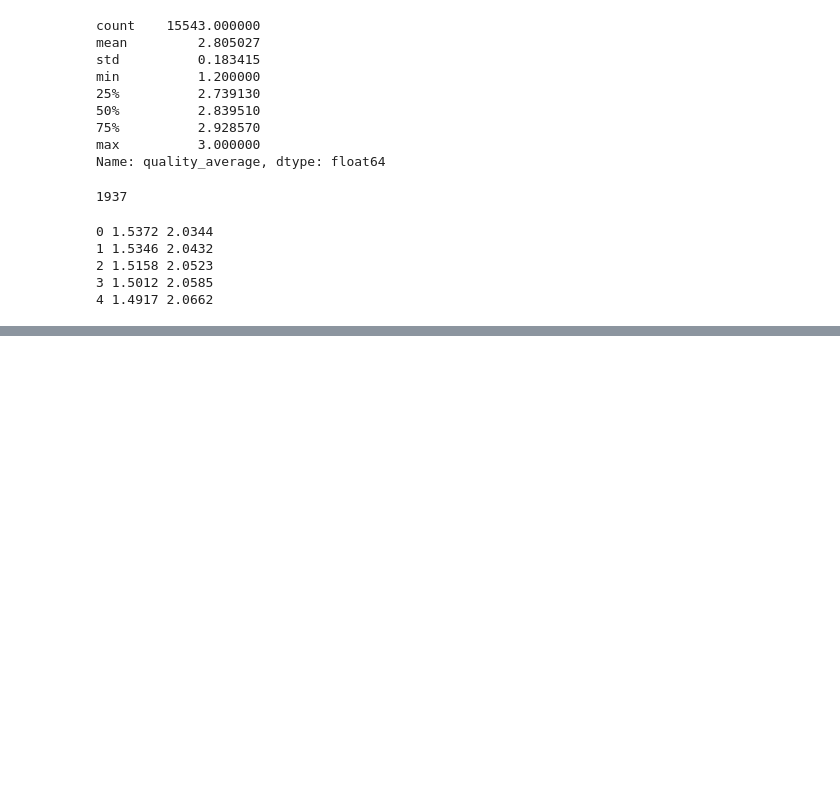
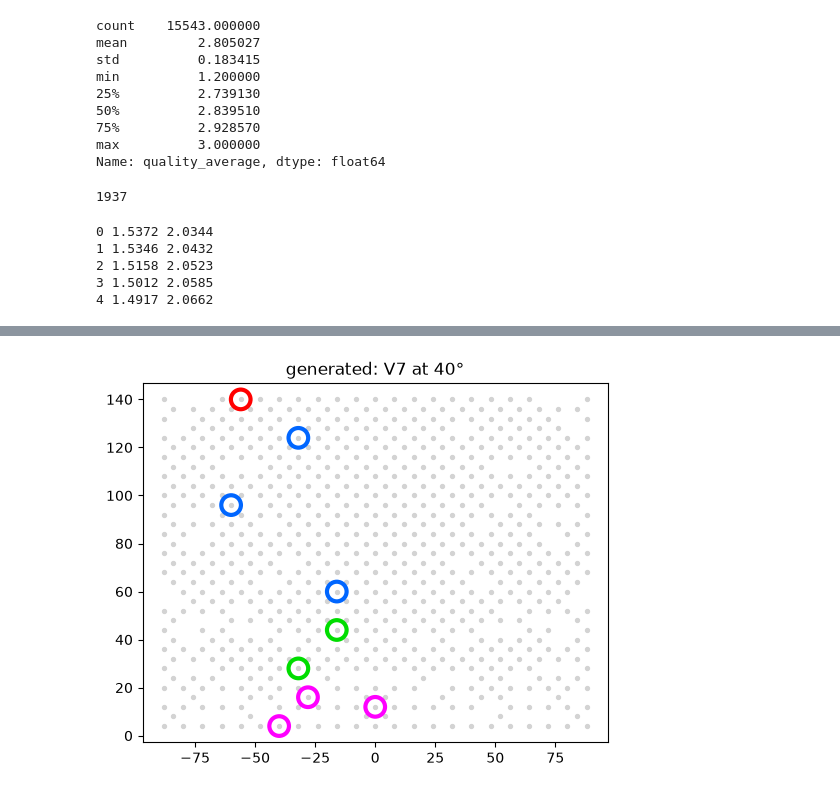
Before and after one commit to damonseto/tensionboardproject, a Jupyter notebook: 02.ipynb, the cells around one changed output, grey strips where cells are left out. Drawn from its saved outputs; the diff is of its cells as text; code cells hidden in the pictures; blank space fills up the shorter version.

```diff
--- a/02.ipynb
+++ b/02.ipynb
@@ -411,0 +386,5 @@ for i, (c, l) in enumerate(pairs): print(i, l)
+# %%
+climb = generate(model, 40, 24)
+plot_climb(climb, holds, "generated: V7 at 40°")
+# %% [output]
+[figure, added]
```
Also changed, not shown: parts of 3 cells of this notebook, 2 other files.
